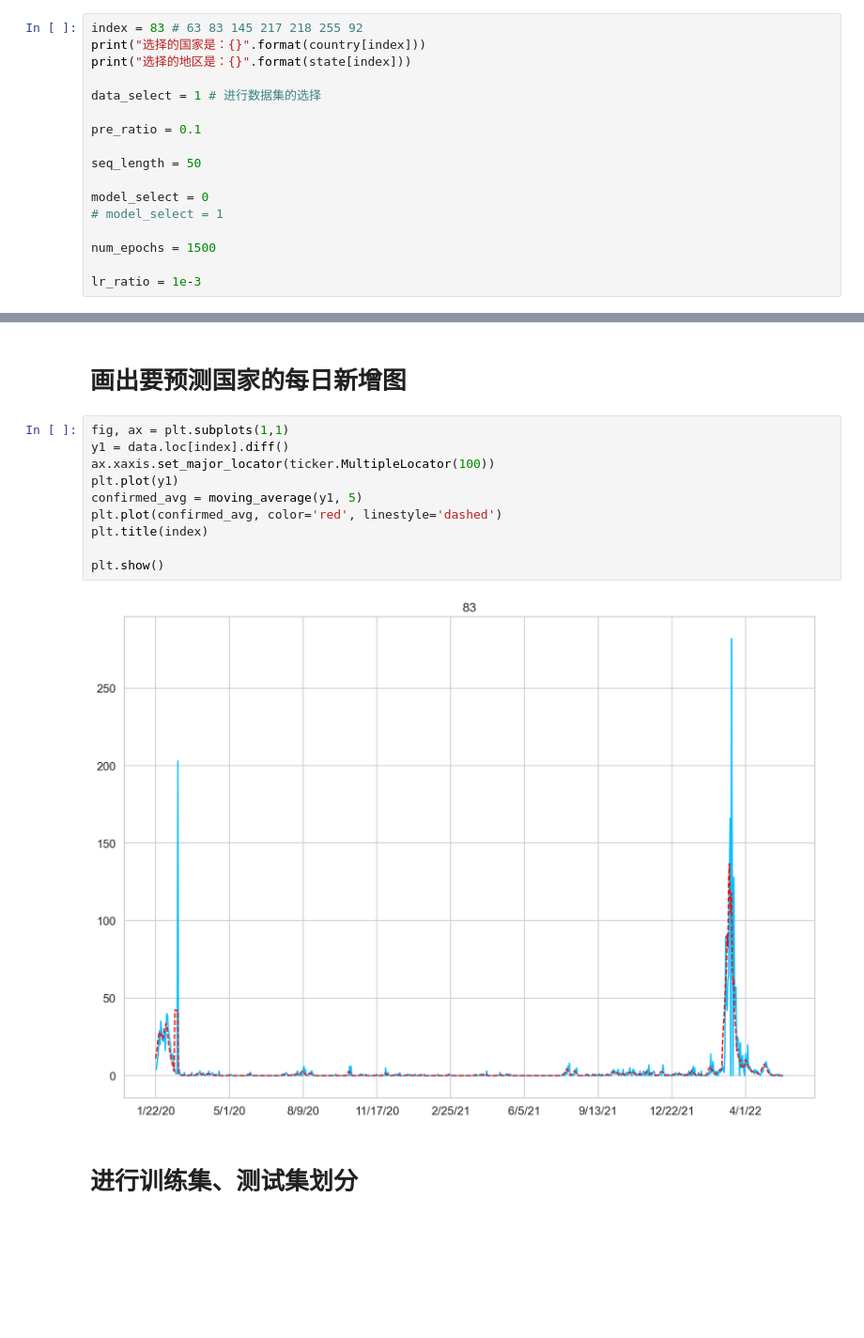
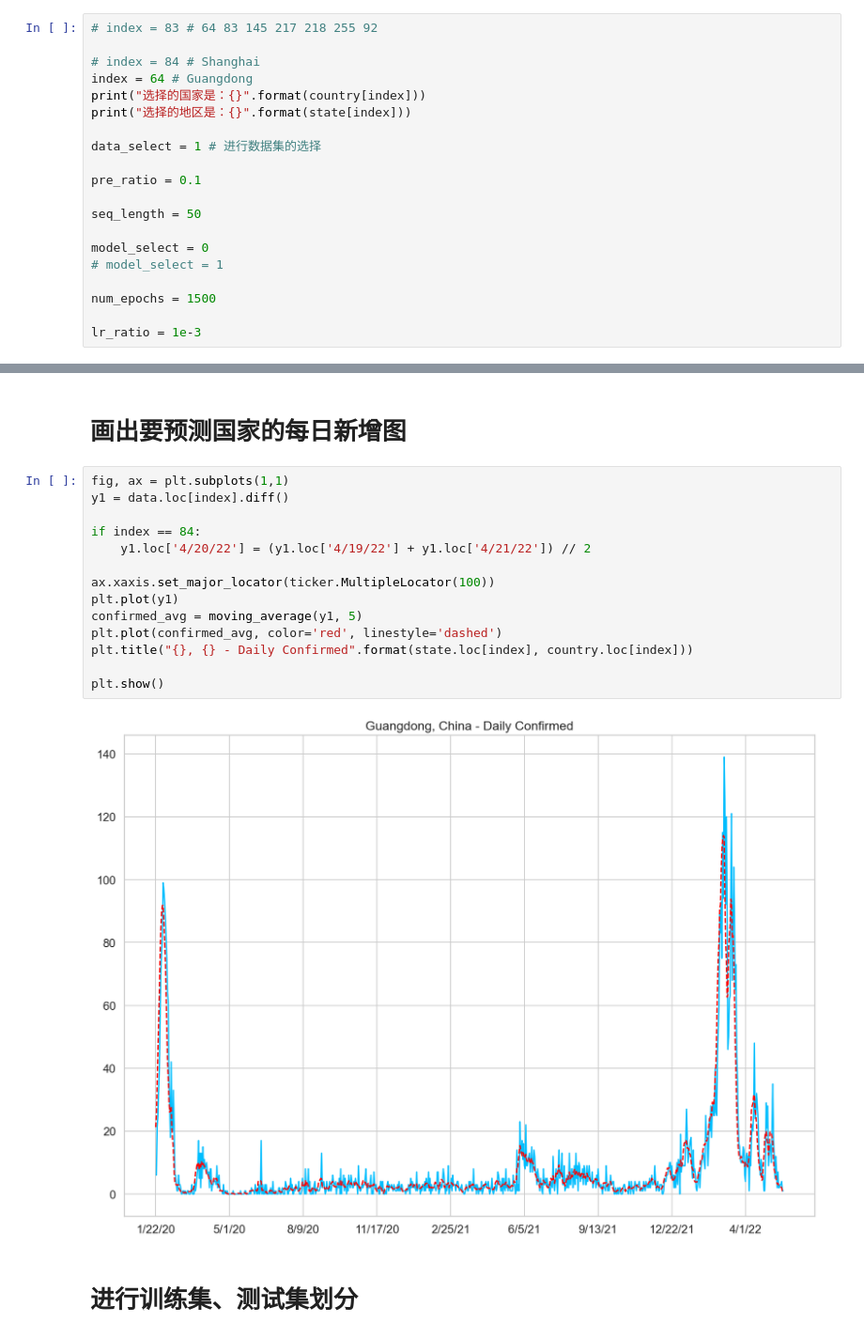
Before and after one commit to Carl-Rabbit/cs306-covid-19, a Jupyter notebook: src/train/LSTMNet2.ipynb, the cells around one changed output, grey strips where cells are left out. Shown at 94% size. Saved outputs shown, nothing was run; the diff lists cells and outputs as text; blank space fills up the shorter version.

```diff
--- a/src/train/LSTMNet2.ipynb
+++ b/src/train/LSTMNet2.ipynb
@@ -39,7 +39,10 @@ state = df.iloc[:,0]
 country = df.iloc[:,1]
 last_data = data.iloc[:, -1]
 # %%
-index = 83 # 63 83 145 217 218 255 92
+# index = 83 # 64 83 145 217 218 255 92
+
+# index = 84 # Shanghai
+index = 64 # Guangdong
 print("选择的国家是：{}".format(country[index]))
 print("选择的地区是：{}".format(state[index]))
 
@@ -90,15 +93,19 @@ def create_sequences(data, seq_length):
 # %%
 fig, ax = plt.subplots(1,1)
 y1 = data.loc[index].diff()
+
+if index == 84:
+    y1.loc['4/20/22'] = (y1.loc['4/19/22'] + y1.loc['4/21/22']) // 2
+
 ax.xaxis.set_major_locator(ticker.MultipleLocator(100))
 plt.plot(y1)
 confirmed_avg = moving_average(y1, 5)
 plt.plot(confirmed_avg, color='red', linestyle='dashed')
-plt.title(index)
+plt.title("{}, {} - Daily Confirmed".format(state.loc[index], country.loc[index]))
 
 plt.show()
 # %% [output]
-[figure, old version]
+[figure, new version]
 # %% [markdown]
 # 进行训练集、测试集划分
 # %% [markdown]
```
Also changed, not shown: parts of 4 cells of this notebook, 1 other file.
